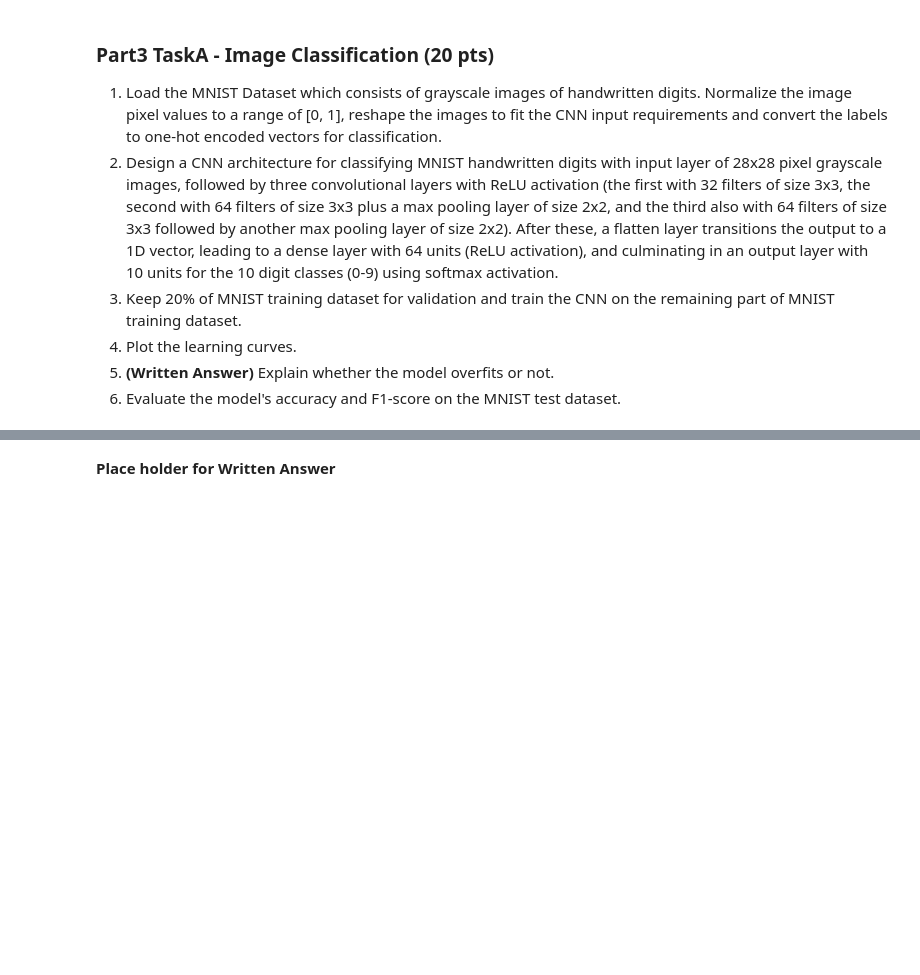
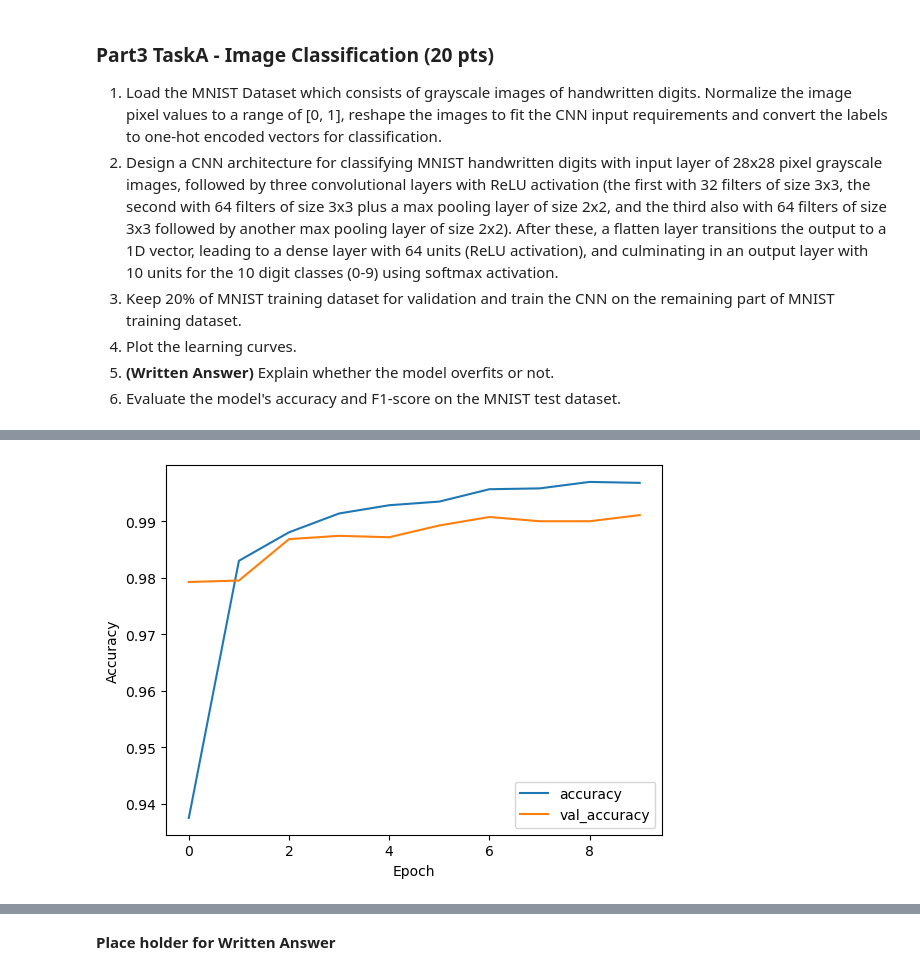
Before and after one commit to EnYang999/MachineLearning, a Jupyter notebook: Assignment2.ipynb, the cells around one changed output, grey strips where cells are left out. Saved outputs shown, nothing was run; the diff lists cells and outputs as text; code cells hidden in the pictures; blank space fills up the shorter version.

```diff
--- a/Assignment2.ipynb
+++ b/Assignment2.ipynb
@@ -866,0 +1027,21 @@ Develop a Convolutional Neural Network (CNN) model to classify handwritten digit
+# %%
+# Split the training dataset into training and validation sets
+X_train, X_val, y_train, y_val = train_test_split(train_images_rs, train_labels, test_size=0.2, random_state=42)
+# %%
+# Design the CNN architecture
+model = Sequential([
+    Conv2D(32, (3, 3), activation='relu', input_shape=(28, 28, 1)),
+    Conv2D(64, (3, 3), activation='relu'),
+    MaxPooling2D(pool_size=(2, 2)),
+    Conv2D(64, (3, 3), activation='relu'),
+    MaxPooling2D(pool_size=(2, 2)),
+    Flatten(),
+    Dense(64, activation='relu'),
+    Dense(10, activation='softmax')
+])
+# %%
+# Compile the model
+model.compile(optimizer='adam', loss='categorical_crossentropy', metrics=['accuracy'])
+# %%
+# Train the model
+history = model.fit(X_train, y_train, epochs=10, batch_size=128, validation_data=(X_val, y_val))
@@ -866,0 +1070,10 @@ Develop a Convolutional Neural Network (CNN) model to classify handwritten digit
+# %%
+# Plot the learning curves
+plt.plot(history.history['accuracy'], label='accuracy')
+plt.plot(history.history['val_accuracy'], label='val_accuracy')
+plt.xlabel('Epoch')
+plt.ylabel('Accuracy')
+plt.legend(loc='lower right')
+plt.show()
+# %% [output]
+[figure, added]
```
Also changed, not shown: parts of 22 cells of this notebook.
